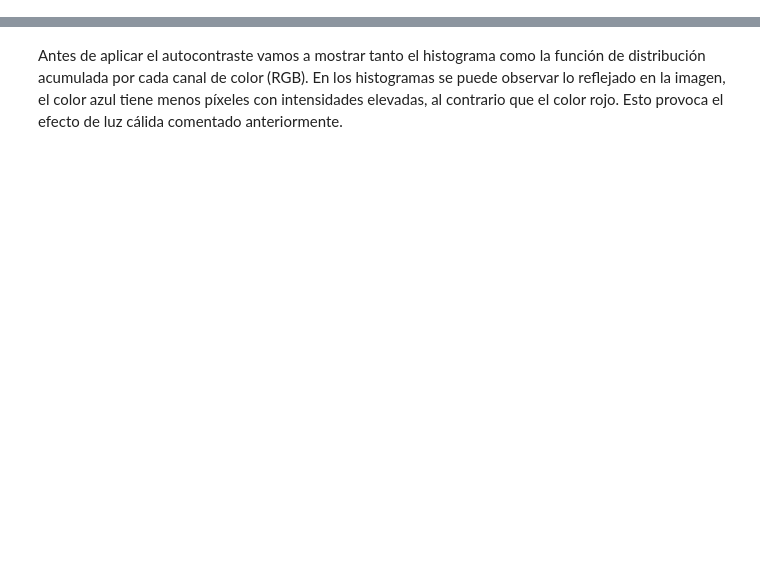
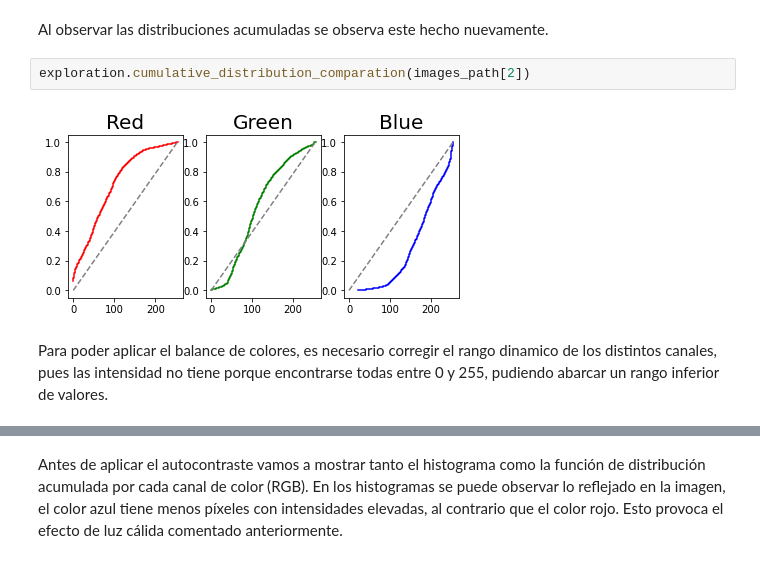
Before and after one commit to gen1897/Percepcion, a Jupyter notebook: Color Cast/Notebook.ipynb, the cells around one changed output, grey strips where cells are left out. Saved outputs shown, nothing was run; the diff lists cells and outputs as text; blank space fills up the shorter version.

```diff
--- a/Color Cast/Notebook.ipynb
+++ b/Color Cast/Notebook.ipynb
@@ -502,0 +79,8 @@ plt.imshow(images[0])
+# %% [markdown]
+Al observar las distribuciones acumuladas se observa este hecho nuevamente.
+# %%
+exploration.cumulative_distribution_comparation(images_path[2])
+# %% [output]
+[figure, added]
+# %% [markdown]
+Para poder aplicar el balance de colores, es necesario corregir el rango dinamico de los distintos canales, pues las intensidad no tiene porque encontrarse todas entre 0 y 255, pudiendo abarcar un rango inferior de valores.
```
Also changed, not shown: parts of 68 cells of this notebook, 2 other files.
